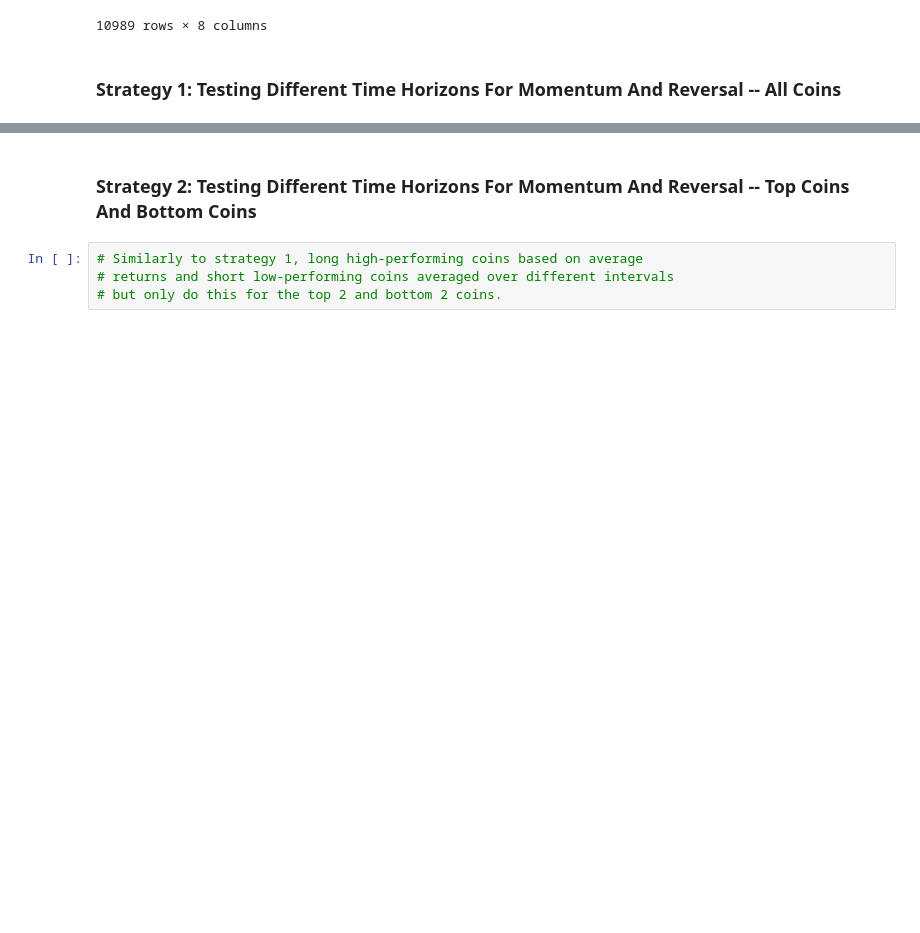
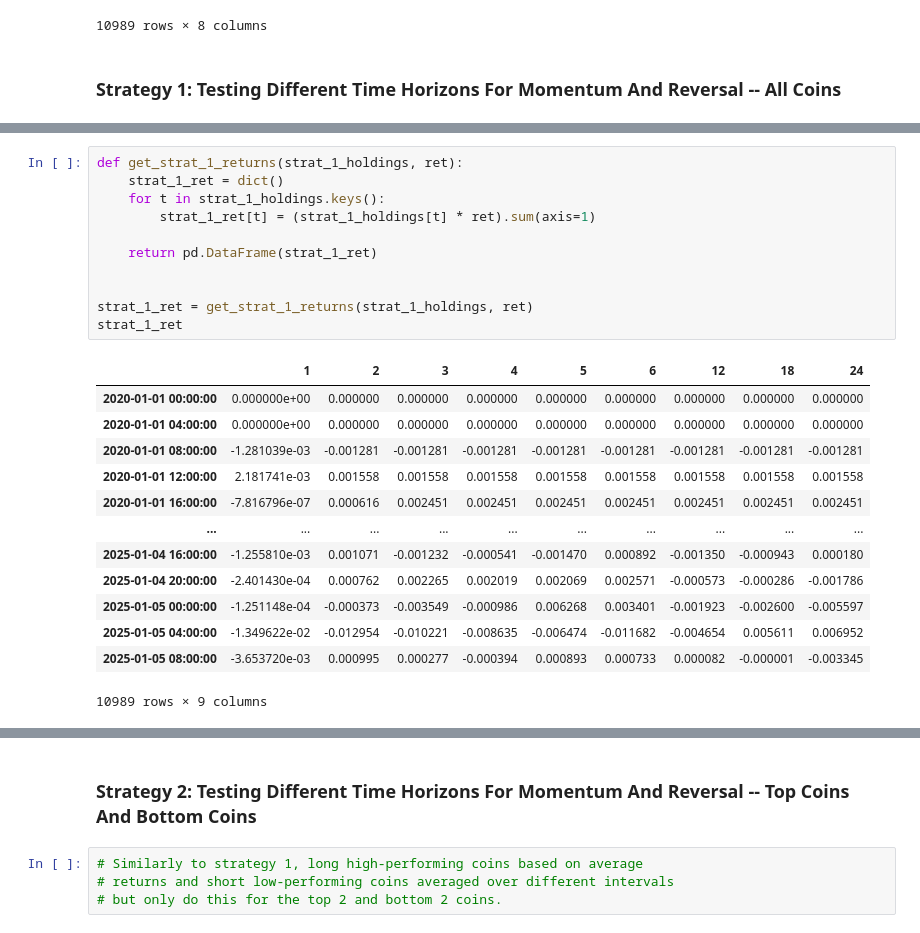
Before and after one commit to wbchristerson/jn-learning, a Jupyter notebook: cryptocurrency_stat_arb.ipynb, the cells around one changed output, grey strips where cells are left out. Drawn from its saved outputs; the diff is of its cells as text; blank space fills up the shorter version.

```diff
--- a/cryptocurrency_stat_arb.ipynb
+++ b/cryptocurrency_stat_arb.ipynb
@@ -160,0 +160,25 @@ ret.rolling(window=2, min_periods=1).mean()
+# %%
+def get_strat_1_returns(strat_1_holdings, ret):
+    strat_1_ret = dict()
+    for t in strat_1_holdings.keys():
+        strat_1_ret[t] = (strat_1_holdings[t] * ret).sum(axis=1)
+
+    return pd.DataFrame(strat_1_ret)
+
+
+strat_1_ret = get_strat_1_returns(strat_1_holdings, ret)
+strat_1_ret
+# %% [output]
+|  | 1 | 2 | 3 | 4 | 5 | 6 | 12 | 18 | 24 |
+| 2020-01-01 00:00:00 | 0.000000e+00 | 0.000000 | 0.000000 | 0.000000 | 0.000000 | 0.000000 | 0.000000 | 0.000000 | 0.000000 |
+| 2020-01-01 04:00:00 | 0.000000e+00 | 0.000000 | 0.000000 | 0.000000 | 0.000000 | 0.000000 | 0.000000 | 0.000000 | 0.000000 |
+| 2020-01-01 08:00:00 | -1.281039e-03 | -0.001281 | -0.001281 | -0.001281 | -0.001281 | -0.001281 | -0.001281 | -0.001281 | -0.001281 |
+| 2020-01-01 12:00:00 | 2.181741e-03 | 0.001558 | 0.001558 | 0.001558 | 0.001558 | 0.001558 | 0.001558 | 0.001558 | 0.001558 |
+| 2020-01-01 16:00:00 | -7.816796e-07 | 0.000616 | 0.002451 | 0.002451 | 0.002451 | 0.002451 | 0.002451 | 0.002451 | 0.002451 |
+| ... | ... | ... | ... | ... | ... | ... | ... | ... | ... |
+| 2025-01-04 16:00:00 | -1.255810e-03 | 0.001071 | -0.001232 | -0.000541 | -0.001470 | 0.000892 | -0.001350 | -0.000943 | 0.000180 |
+| 2025-01-04 20:00:00 | -2.401430e-04 | 0.000762 | 0.002265 | 0.002019 | 0.002069 | 0.002571 | -0.000573 | -0.000286 | -0.001786 |
+| 2025-01-05 00:00:00 | -1.251148e-04 | -0.000373 | -0.003549 | -0.000986 | 0.006268 | 0.003401 | -0.001923 | -0.002600 | -0.005597 |
+| 2025-01-05 04:00:00 | -1.349622e-02 | -0.012954 | -0.010221 | -0.008635 | -0.006474 | -0.011682 | -0.004654 | 0.005611 | 0.006952 |
+| 2025-01-05 08:00:00 | -3.653720e-03 | 0.000995 | 0.000277 | -0.000394 | 0.000893 | 0.000733 | 0.000082 | -0.000001 | -0.003345 |
+10989 rows × 9 columns
```
Also changed, not shown: parts of 20 cells of this notebook.
